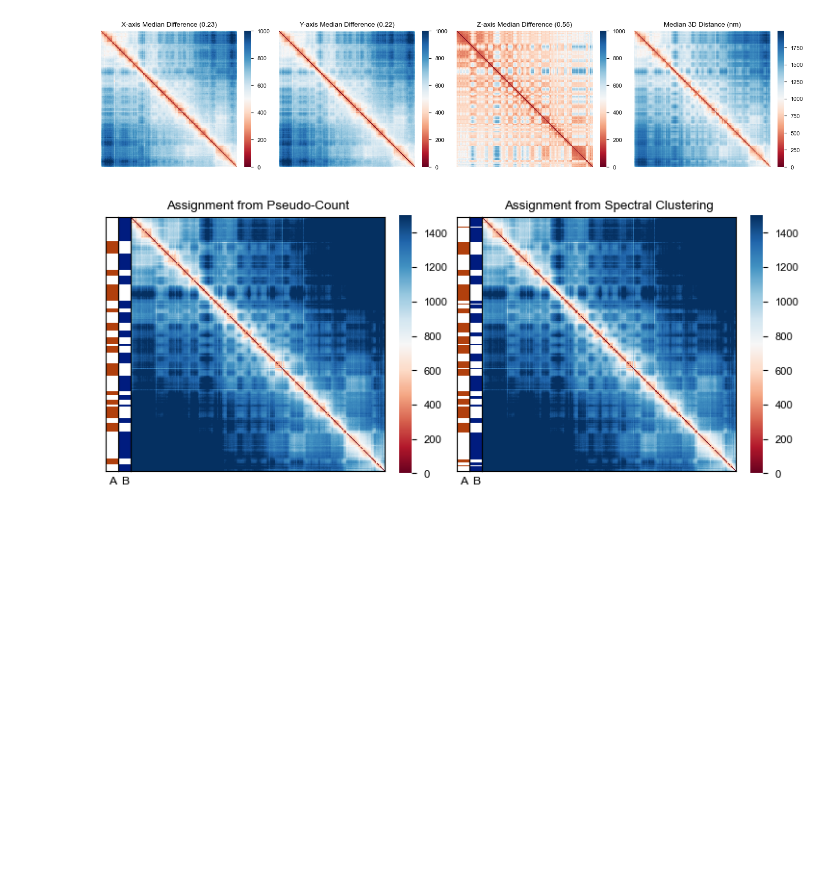
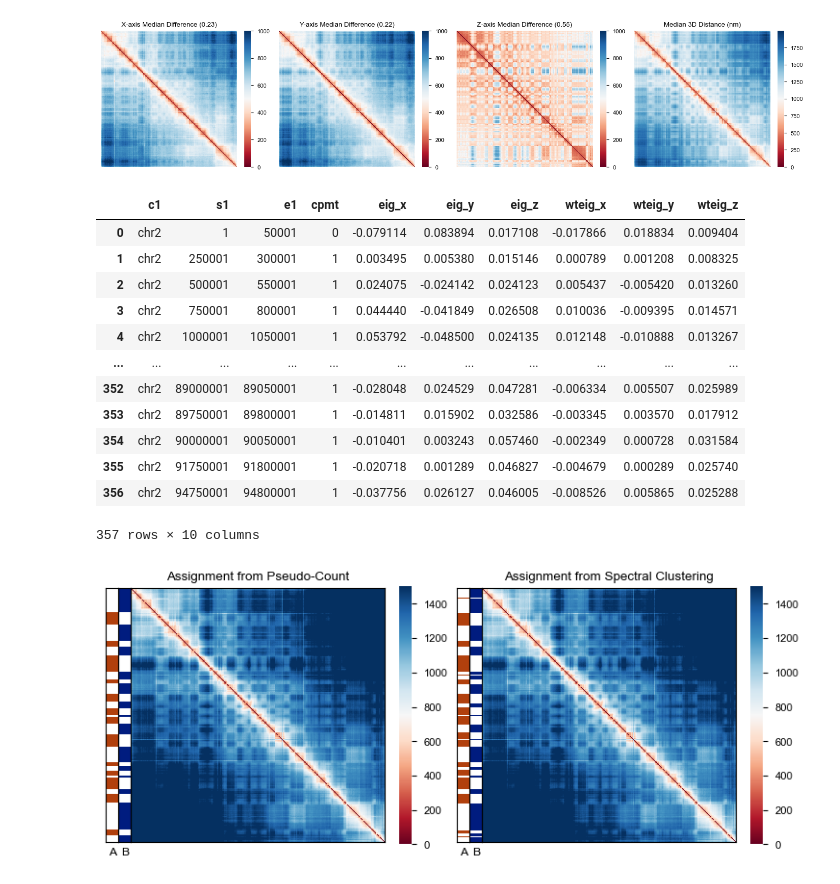
Before and after one commit to hyuyu104/ArcFISH, a Jupyter notebook: figures/4cpmt_benchmark.ipynb, the cells around one changed output. Drawn from its saved outputs; the diff is of its cells as text; code cells hidden in the pictures; blank space fills up the shorter version.

```diff
--- a/figures/4cpmt_benchmark.ipynb
+++ b/figures/4cpmt_benchmark.ipynb
@@ -66,6 +66,26 @@ caller = sf.tl.ABCaller(0, "hg38", cutoff=500, sigma=1.9, method="pca")
 res_sf1 = caller.call_cpmt(adata)
 caller = sf.tl.ABCaller(0, "hg38", method="axes")
 res_sf2 = caller.call_cpmt(adata)
+# %%
+caller = sf.tl.ABCaller(
+    min_cpmt_size=0,
+    ref_genome="hg38"
+)
+caller.call_cpmt(adata)
+# %% [output]
+|  | c1 | s1 | e1 | cpmt | eig_x | eig_y | eig_z | wteig_x | wteig_y | wteig_z |
+| 0 | chr2 | 1 | 50001 | 0 | -0.079114 | 0.083894 | 0.017108 | -0.017866 | 0.018834 | 0.009404 |
+| 1 | chr2 | 250001 | 300001 | 1 | 0.003495 | 0.005380 | 0.015146 | 0.000789 | 0.001208 | 0.008325 |
+| 2 | chr2 | 500001 | 550001 | 1 | 0.024075 | -0.024142 | 0.024123 | 0.005437 | -0.005420 | 0.013260 |
+| 3 | chr2 | 750001 | 800001 | 1 | 0.044440 | -0.041849 | 0.026508 | 0.010036 | -0.009395 | 0.014571 |
+| 4 | chr2 | 1000001 | 1050001 | 1 | 0.053792 | -0.048500 | 0.024135 | 0.012148 | -0.010888 | 0.013267 |
+| ... | ... | ... | ... | ... | ... | ... | ... | ... | ... | ... |
+| 352 | chr2 | 89000001 | 89050001 | 1 | -0.028048 | 0.024529 | 0.047281 | -0.006334 | 0.005507 | 0.025989 |
+| 353 | chr2 | 89750001 | 89800001 | 1 | -0.014811 | 0.015902 | 0.032586 | -0.003345 | 0.003570 | 0.017912 |
+| 354 | chr2 | 90000001 | 90050001 | 1 | -0.010401 | 0.003243 | 0.057460 | -0.002349 | 0.000728 | 0.031584 |
+| 355 | chr2 | 91750001 | 91800001 | 1 | -0.020718 | 0.001289 | 0.046827 | -0.004679 | 0.000289 | 0.025740 |
+| 356 | chr2 | 94750001 | 94800001 | 1 | -0.037756 | 0.026127 | 0.046005 | -0.008526 | 0.005865 | 0.025288 |
+357 rows × 10 columns
 # %%
 fig, axes = plt.subplots(1, 2, figsize=(7.3, 3))
 sf.pl.pairwise_heatmap(med_dist, vmax=1500, rasterized=True, ax=axes[0])
```
Also changed, not shown: parts of 4 cells of this notebook, 18 other files.
